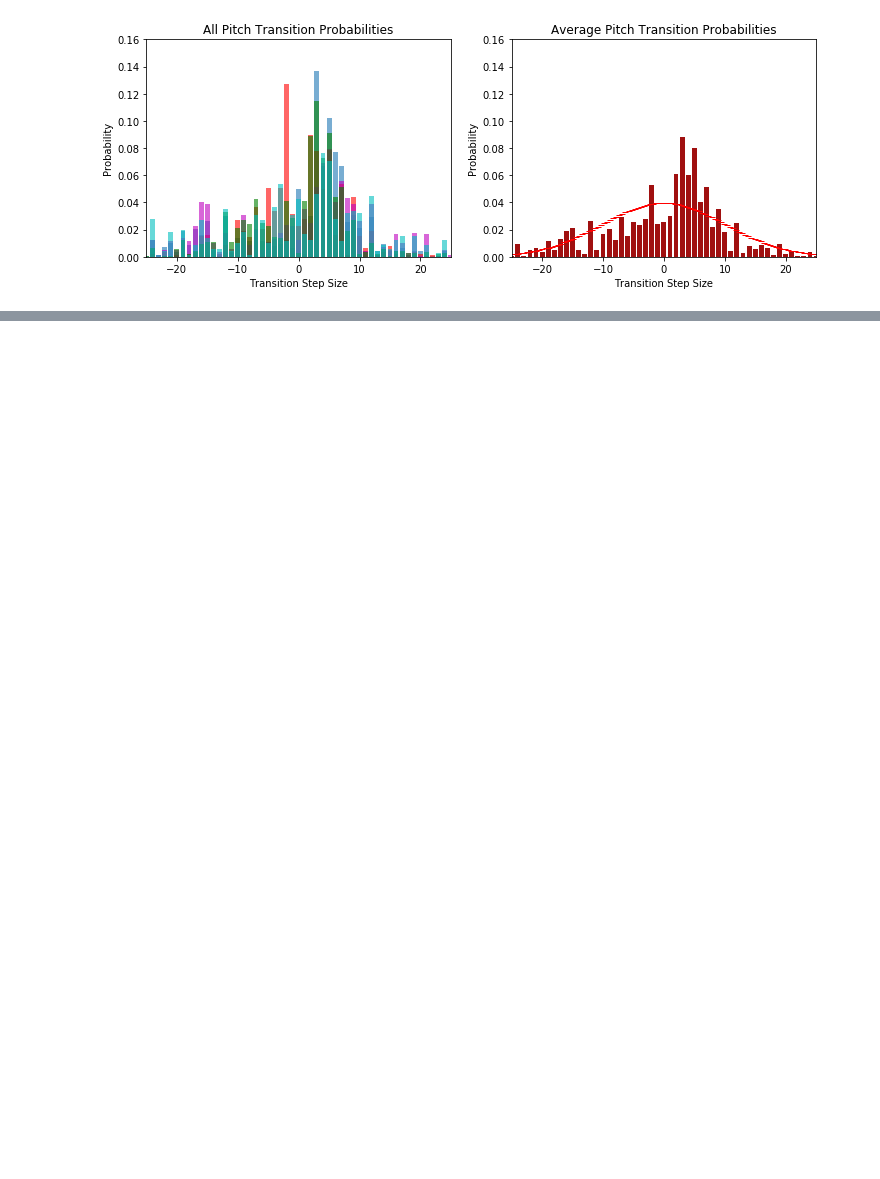
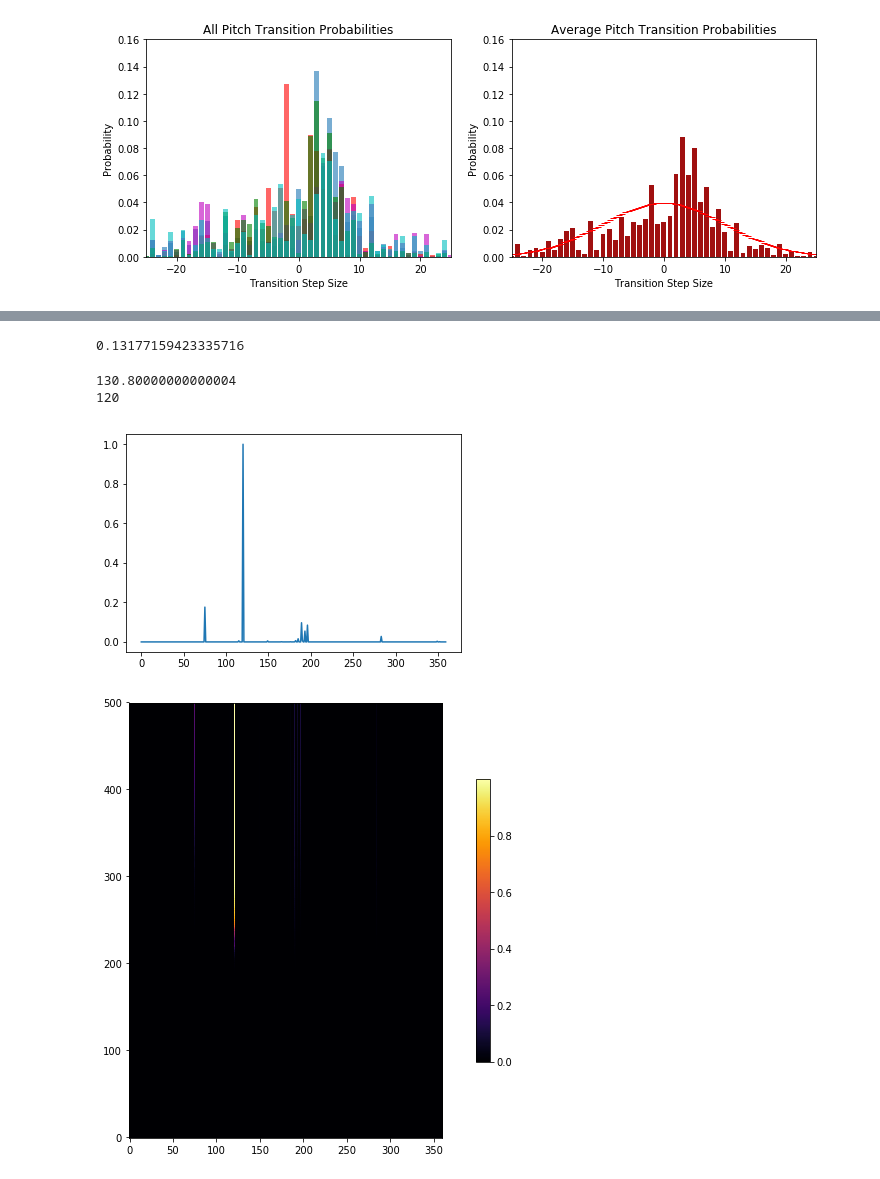
Before and after one commit to OnurOrhan/music-transcription-research, a Jupyter notebook: Report.ipynb, the cells around one changed output, grey strips where cells are left out. Drawn from its saved outputs; the diff is of its cells as text; code cells hidden in the pictures; blank space fills up the shorter version.

```diff
--- a/Report.ipynb
+++ b/Report.ipynb
@@ -239,0 +354,4 @@ Another detail is that probabilities are normalized for every midi file and then
+# %%
+print(score)
+# %% [output]
+0.13177159423335716
@@ -240 +360,32 @@ Another detail is that probabilities are normalized for every midi file and then
+# %%
+import matplotlib
+data, srate = librosa.load('source/guitar/Ac3.mp3', sr=16000)
+if len(data.shape) > 1:
+    data = data.mean(axis=1)
+
+LEN = 1024
+l = len(data)
+pieces =  (l - LEN) // 100 + 1
+excerpts = [data[i*100 : i*100+1024] for i in range(500)]
+
+frames = []
+for i in range(500):
+    frames.append(excerpts[i])
+frames = np.array(frames)
+
+prediction = model.predict_on_batch(frames)
+# %%
+print(10*2**((freq2Cents(32.70)+np.argmax(prediction[400])*20)/1200))
+print(np.argmax(prediction[400]))
+plt.plot(prediction[400])
+plt.show()
+plt.figure(figsize=(12,8))
+plt.imshow(prediction, interpolation='nearest', origin='lower', cmap='inferno')
+plt.colorbar(shrink=0.65)
+plt.show()
+# %% [output]
+130.80000000000004
+120
+[figure, added]
+[figure, added]
 # %% [markdown]
```
Also changed, not shown: parts of 12 cells of this notebook, 11 other files.
